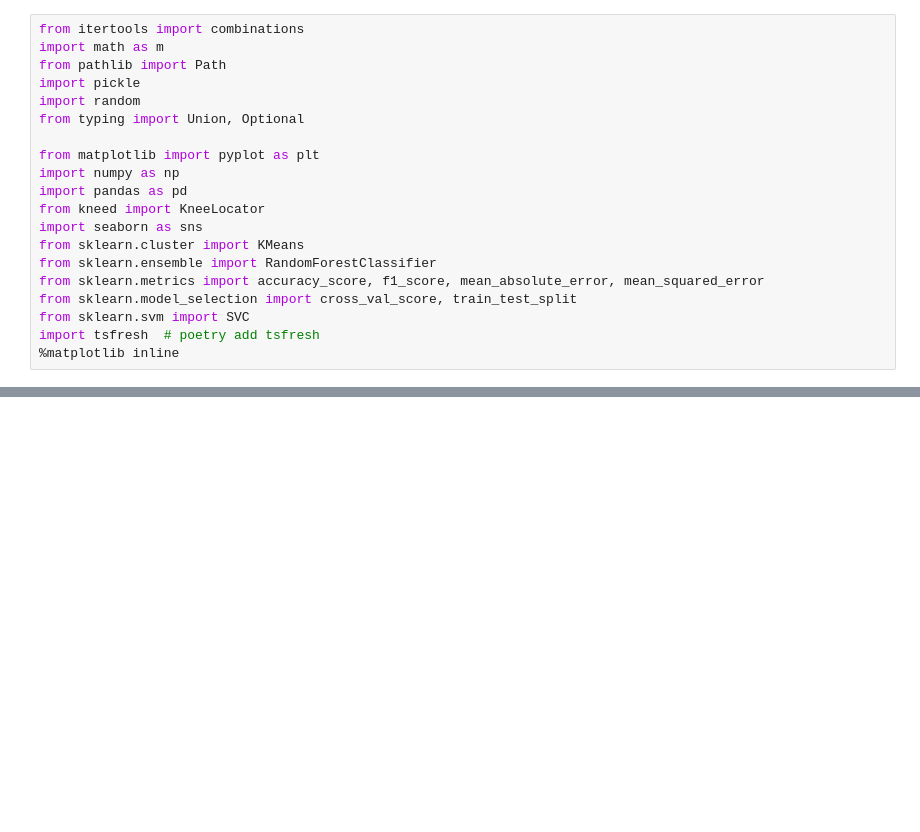
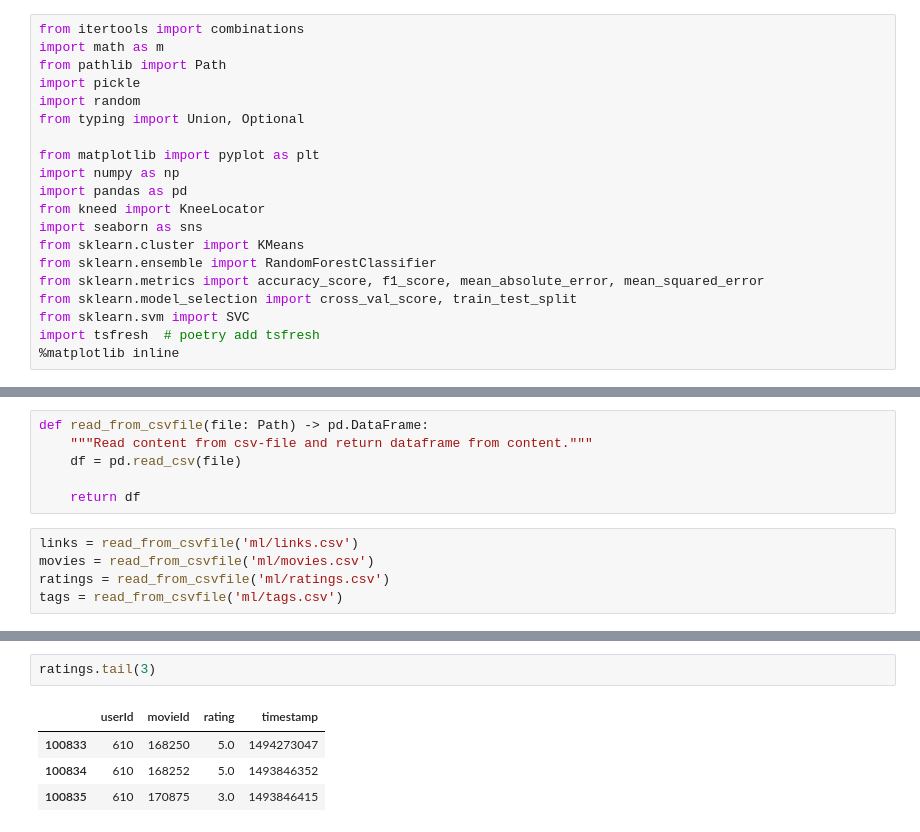
Before and after one commit to DenysTantsiura/datas, a Jupyter notebook: Hw_7/Hw7.ipynb, the cells around one changed output, grey strips where cells are left out. Saved outputs shown, nothing was run; the diff lists cells and outputs as text; blank space fills up the shorter version.

```diff
--- a/Hw_7/Hw7.ipynb
+++ b/Hw_7/Hw7.ipynb
@@ -32,0 +35,11 @@ import tsfresh  # poetry add tsfresh
+# %%
+def read_from_csvfile(file: Path) -> pd.DataFrame:
+    """Read content from csv-file and return dataframe from content."""
+    df = pd.read_csv(file)
+
+    return df
+# %%
+links = read_from_csvfile('ml/links.csv')
+movies = read_from_csvfile('ml/movies.csv')
+ratings = read_from_csvfile('ml/ratings.csv')
+tags = read_from_csvfile('ml/tags.csv')
@@ -32,0 +60,7 @@ import tsfresh  # poetry add tsfresh
+# %%
+ratings.tail(3)
+# %% [output]
+|  | userId | movieId | rating | timestamp |
+| 100833 | 610 | 168250 | 5.0 | 1494273047 |
+| 100834 | 610 | 168252 | 5.0 | 1493846352 |
+| 100835 | 610 | 170875 | 3.0 | 1493846415 |
```
Also changed, not shown: parts of 33 cells of this notebook, 3 other files.
